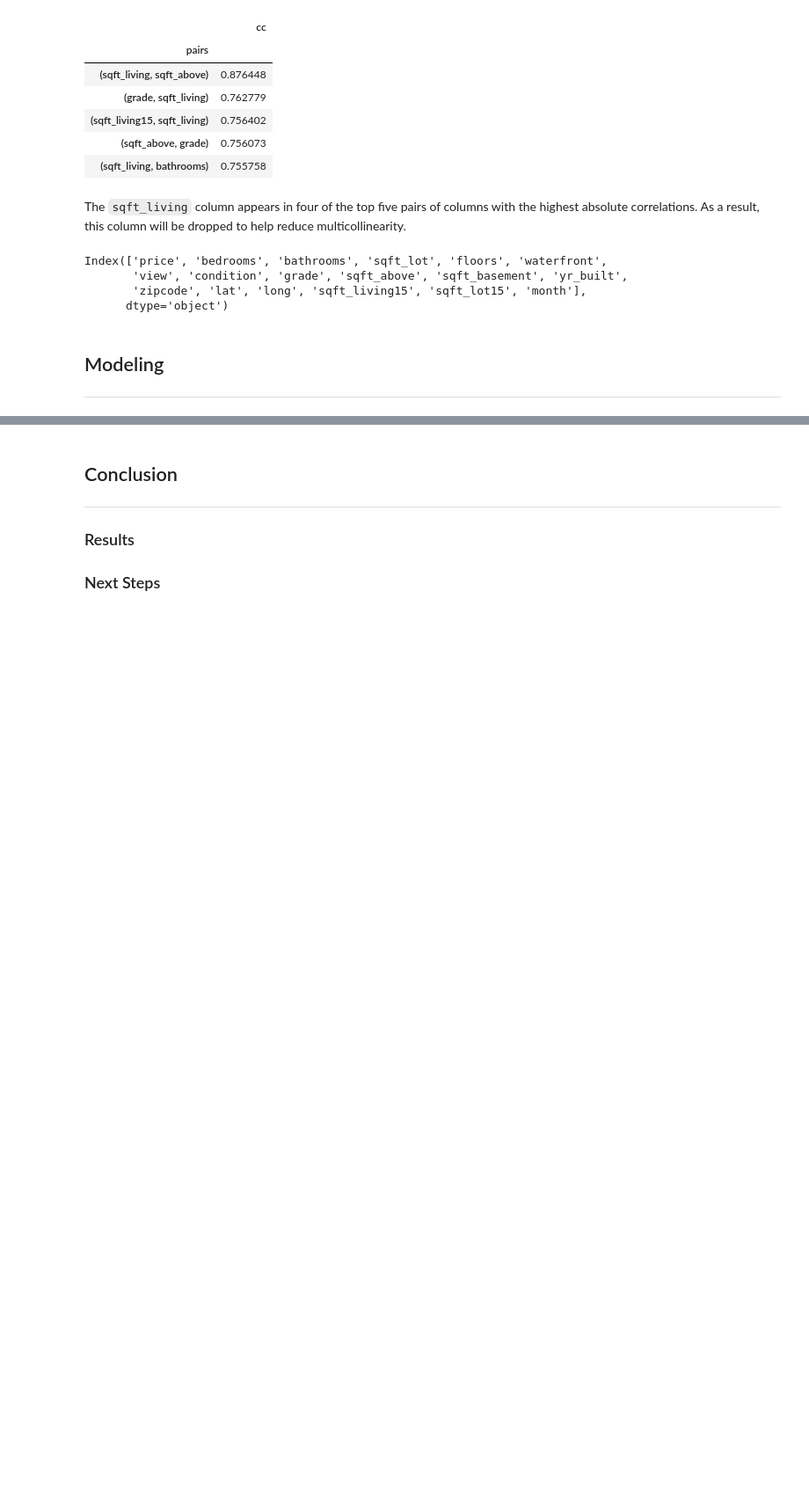
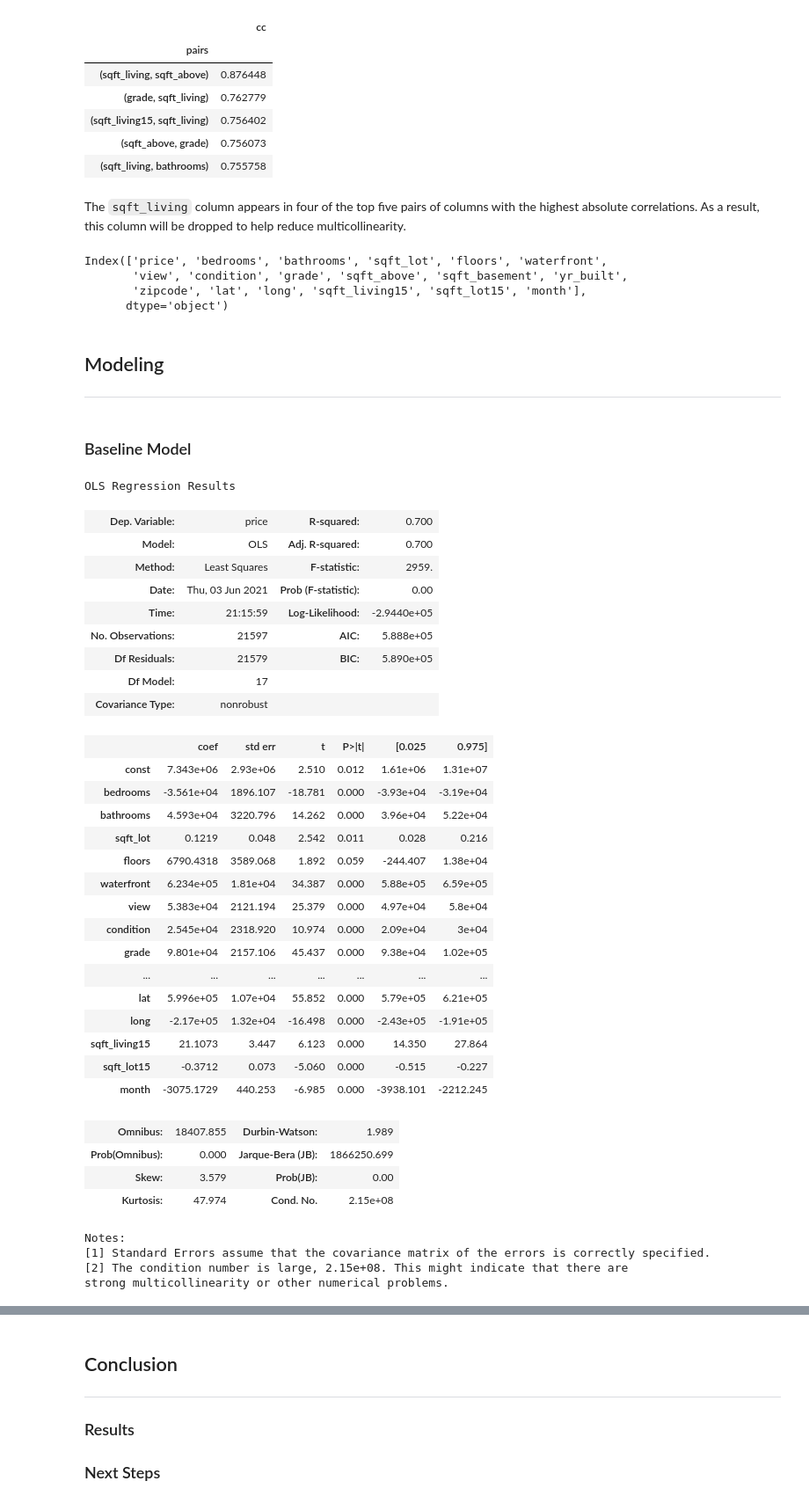
Before and after one commit to tjkyner/housing-regression-model, a Jupyter notebook: notebook.ipynb, the cells around one changed output, grey strips where cells are left out. Shown at 88% size. Cells and saved outputs as stored; diff of their text form; code cells hidden in the pictures; blank space fills up the shorter version.

```diff
--- a/notebook.ipynb
+++ b/notebook.ipynb
@@ -507,3 +517,45 @@ Index(['price', 'bedrooms', 'bathrooms', 'sqft_lot', 'floors', 'waterfront',
 # %% [markdown]
 ## Modeling
 ---
+# %% [markdown]
+### Baseline Model
+# %%
+predictors = df.drop(columns=['price'])
+predictors = sm.add_constant(predictors)
+model = sm.OLS(df.price, predictors).fit()
+model.summary()
+# %% [output]
+OLS Regression Results
+| Dep. Variable: | price | R-squared: | 0.700 |
+| Model: | OLS | Adj. R-squared: | 0.700 |
+| Method: | Least Squares | F-statistic: | 2959. |
+| Date: | Thu, 03 Jun 2021 | Prob (F-statistic): | 0.00 |
+| Time: | 21:15:59 | Log-Likelihood: | -2.9440e+05 |
+| No. Observations: | 21597 | AIC: | 5.888e+05 |
+| Df Residuals: | 21579 | BIC: | 5.890e+05 |
+| Df Model: | 17 |  |  |
+| Covariance Type: | nonrobust |  |  |
+|  | coef | std err | t | P>|t| | [0.025 | 0.975] |
+| const | 7.343e+06 | 2.93e+06 | 2.510 | 0.012 | 1.61e+06 | 1.31e+07 |
+| bedrooms | -3.561e+04 | 1896.107 | -18.781 | 0.000 | -3.93e+04 | -3.19e+04 |
+| bathrooms | 4.593e+04 | 3220.796 | 14.262 | 0.000 | 3.96e+04 | 5.22e+04 |
+| sqft_lot | 0.1219 | 0.048 | 2.542 | 0.011 | 0.028 | 0.216 |
+| floors | 6790.4318 | 3589.068 | 1.892 | 0.059 | -244.407 | 1.38e+04 |
+| waterfront | 6.234e+05 | 1.81e+04 | 34.387 | 0.000 | 5.88e+05 | 6.59e+05 |
+| view | 5.383e+04 | 2121.194 | 25.379 | 0.000 | 4.97e+04 | 5.8e+04 |
+| condition | 2.545e+04 | 2318.920 | 10.974 | 0.000 | 2.09e+04 | 3e+04 |
+| grade | 9.801e+04 | 2157.106 | 45.437 | 0.000 | 9.38e+04 | 1.02e+05 |
+| ... | ... | ... | ... | ... | ... | ... |
+| lat | 5.996e+05 | 1.07e+04 | 55.852 | 0.000 | 5.79e+05 | 6.21e+05 |
+| long | -2.17e+05 | 1.32e+04 | -16.498 | 0.000 | -2.43e+05 | -1.91e+05 |
+| sqft_living15 | 21.1073 | 3.447 | 6.123 | 0.000 | 14.350 | 27.864 |
+| sqft_lot15 | -0.3712 | 0.073 | -5.060 | 0.000 | -0.515 | -0.227 |
+| month | -3075.1729 | 440.253 | -6.985 | 0.000 | -3938.101 | -2212.245 |
+| Omnibus: | 18407.855 | Durbin-Watson: | 1.989 |
+| Prob(Omnibus): | 0.000 | Jarque-Bera (JB): | 1866250.699 |
+| Skew: | 3.579 | Prob(JB): | 0.00 |
+| Kurtosis: | 47.974 | Cond. No. | 2.15e+08 |
+Notes:
+[1] Standard Errors assume that the covariance matrix of the errors is correctly specified.
+[2] The condition number is large, 2.15e+08. This might indicate that there are
+strong multicollinearity or other numerical problems.
```
Also changed, not shown: parts of 8 cells of this notebook.
